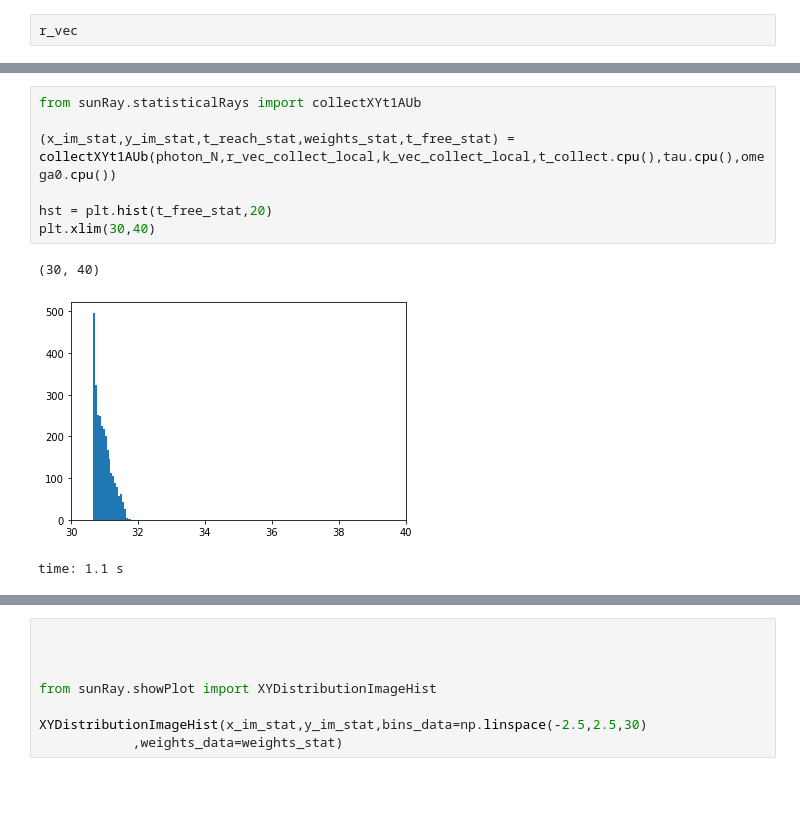
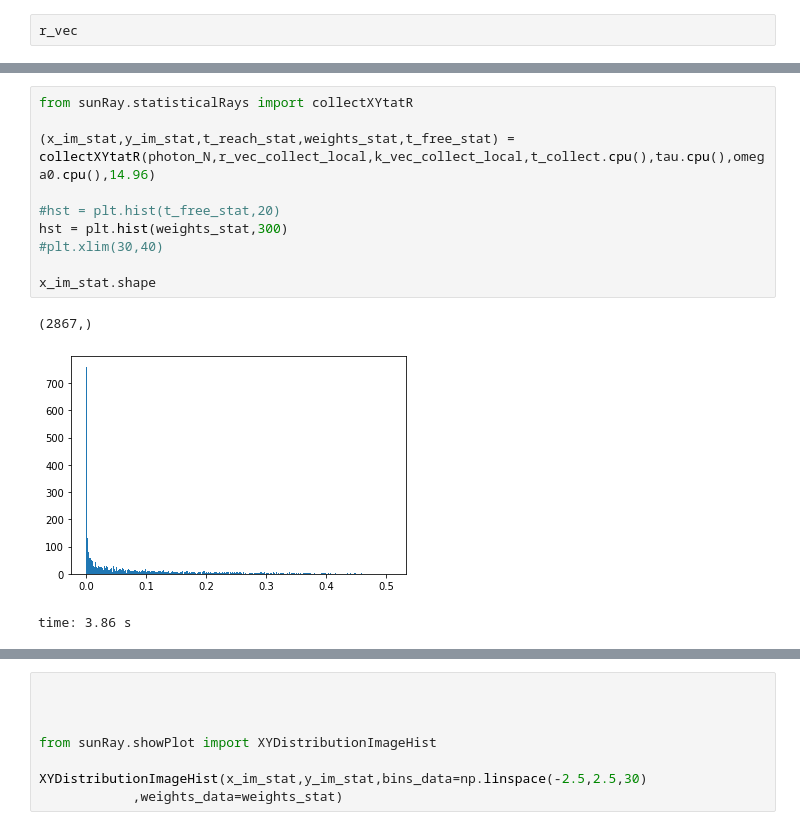
Before and after one commit to peijin94/SunRay, a Jupyter notebook: ray_scat_test.ipynb, the cells around one changed output, grey strips where cells are left out. Drawn from its saved outputs; the diff is of its cells as text; blank space fills up the shorter version.

Commit message:
collect tau

```diff
--- a/ray_scat_test.ipynb
+++ b/ray_scat_test.ipynb
@@ -152,15 +153,18 @@ np.savez('sunray_float32_20deg_small.npz', steps_N  = steps_N, collect_N = colle
 # %% [output]
 time: 264 ms
 # %%
-from sunRay.statisticalRays import collectXYt1AUb
+from sunRay.statisticalRays import collectXYtatR
 
-(x_im_stat,y_im_stat,t_reach_stat,weights_stat,t_free_stat) = collectXYt1AUb(photon_N,r_vec_collect_local,k_vec_collect_local,t_collect.cpu(),tau.cpu(),omega0.cpu())
+(x_im_stat,y_im_stat,t_reach_stat,weights_stat,t_free_stat) = collectXYtatR(photon_N,r_vec_collect_local,k_vec_collect_local,t_collect.cpu(),tau.cpu(),omega0.cpu(),14.96)
 
-hst = plt.hist(t_free_stat,20)
-plt.xlim(30,40)
+#hst = plt.hist(t_free_stat,20)
+hst = plt.hist(weights_stat,300)
+#plt.xlim(30,40)
+
+x_im_stat.shape
 # %% [output]
-(30, 40)
+(2867,)
-[figure, old version]
+[figure, new version]
-time: 1.1 s
+time: 3.86 s
 # %%
 from sunRay.showPlot import XYVariationPlot
```
Also changed, not shown: parts of 2 cells of this notebook, 2 other files.
